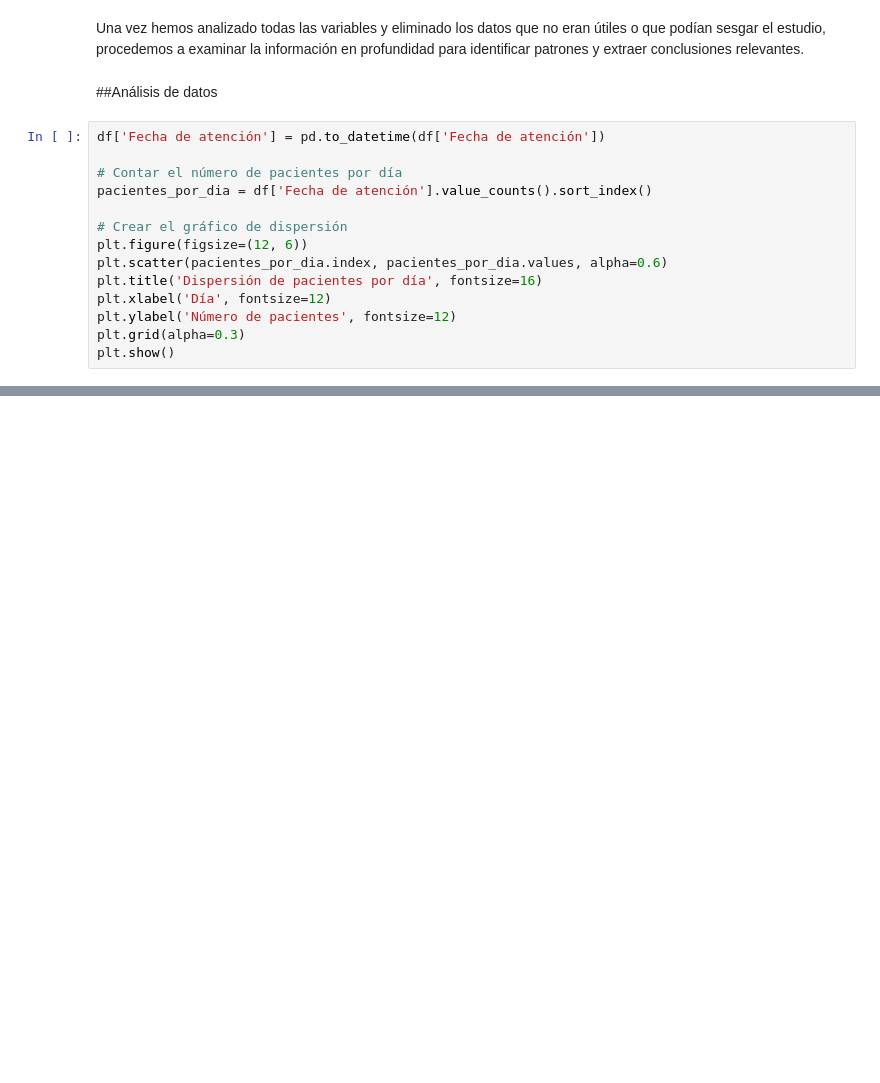
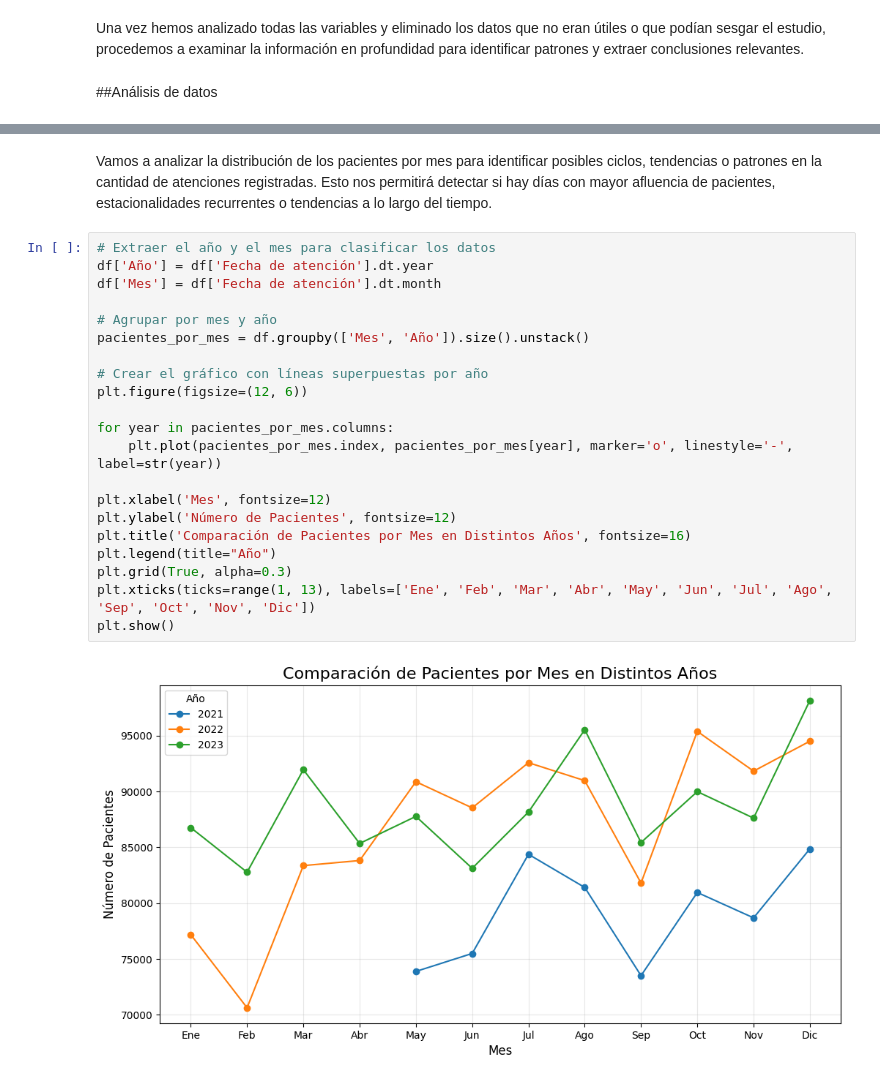
Before and after one commit to lauraliron/UFV_PFG, a Jupyter notebook: Limpieza_de_datos.ipynb, the cells around one changed output, grey strips where cells are left out. Drawn from its saved outputs; the diff is of its cells as text; blank space fills up the shorter version.

```diff
--- a/Limpieza_de_datos.ipynb
+++ b/Limpieza_de_datos.ipynb
@@ -603,17 +603,3 @@ plt.show()
 Una vez hemos analizado todas las variables y eliminado los datos que no eran útiles o que podían sesgar el estudio, procedemos a examinar la información en profundidad para identificar patrones y extraer conclusiones relevantes.
 # %% [markdown]
 ##Análisis de datos
-# %%
-df['Fecha de atención'] = pd.to_datetime(df['Fecha de atención'])
-
-# Contar el número de pacientes por día
-pacientes_por_dia = df['Fecha de atención'].value_counts().sort_index()
-
-# Crear el gráfico de dispersión
-plt.figure(figsize=(12, 6))
-plt.scatter(pacientes_por_dia.index, pacientes_por_dia.values, alpha=0.6)
-plt.title('Dispersión de pacientes por día', fontsize=16)
-plt.xlabel('Día', fontsize=12)
-plt.ylabel('Número de pacientes', fontsize=12)
-plt.grid(alpha=0.3)
-plt.show()
@@ -621,0 +615,25 @@ plt.show()
+# %% [markdown]
+Vamos a analizar la distribución de los pacientes por mes para identificar posibles ciclos, tendencias o patrones en la cantidad de atenciones registradas. Esto nos permitirá detectar si hay días con mayor afluencia de pacientes, estacionalidades recurrentes o tendencias a lo largo del tiempo.
+# %%
+# Extraer el año y el mes para clasificar los datos
+df['Año'] = df['Fecha de atención'].dt.year
+df['Mes'] = df['Fecha de atención'].dt.month
+
+# Agrupar por mes y año
+pacientes_por_mes = df.groupby(['Mes', 'Año']).size().unstack()
+
+# Crear el gráfico con líneas superpuestas por año
+plt.figure(figsize=(12, 6))
+
+for year in pacientes_por_mes.columns:
+    plt.plot(pacientes_por_mes.index, pacientes_por_mes[year], marker='o', linestyle='-', label=str(year))
+
+plt.xlabel('Mes', fontsize=12)
+plt.ylabel('Número de Pacientes', fontsize=12)
+plt.title('Comparación de Pacientes por Mes en Distintos Años', fontsize=16)
+plt.legend(title="Año")
+plt.grid(True, alpha=0.3)
+plt.xticks(ticks=range(1, 13), labels=['Ene', 'Feb', 'Mar', 'Abr', 'May', 'Jun', 'Jul', 'Ago', 'Sep', 'Oct', 'Nov', 'Dic'])
+plt.show()
+# %% [output]
+[figure, added]
```
Also changed, not shown: parts of 13 cells of this notebook.
